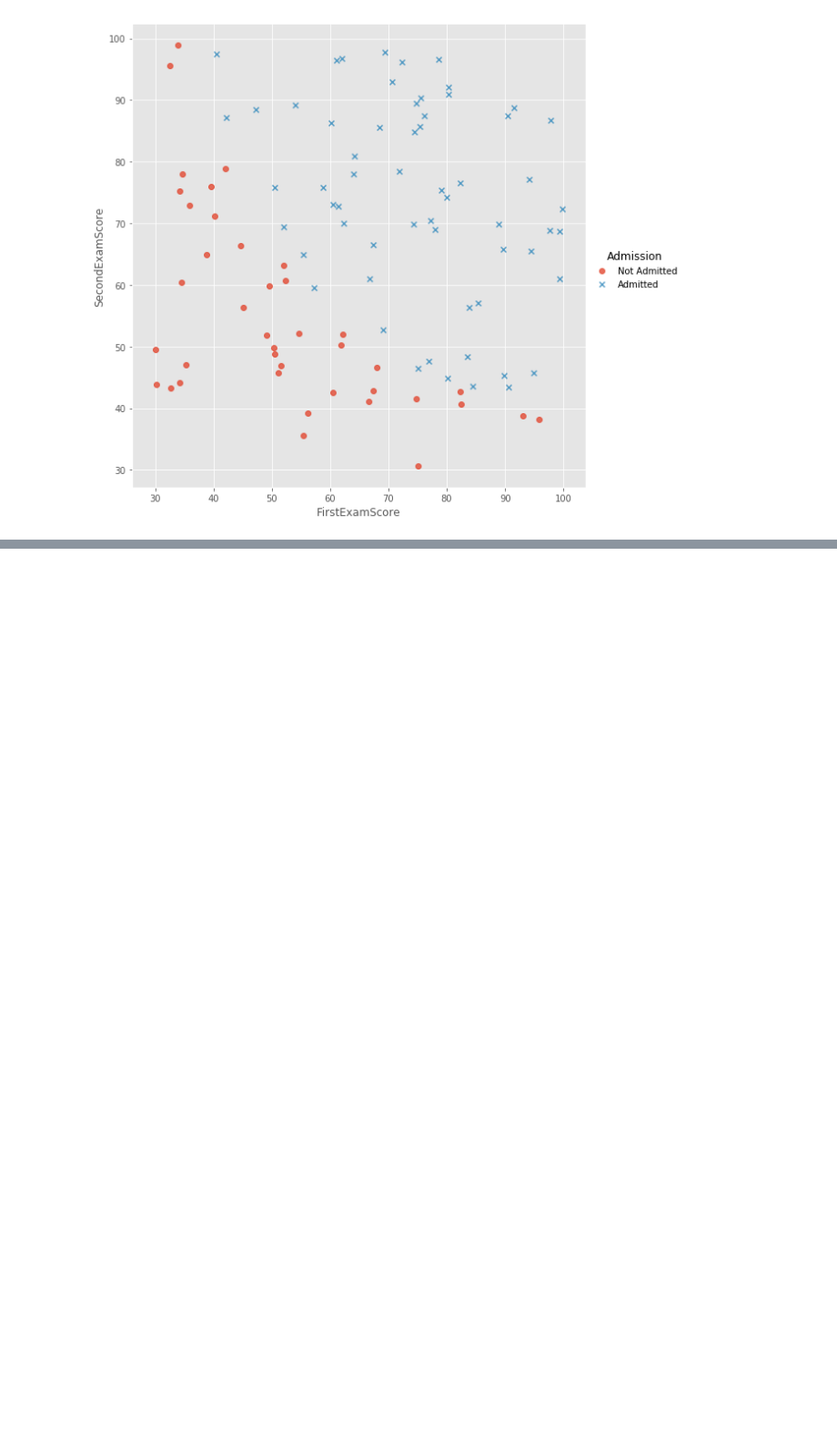
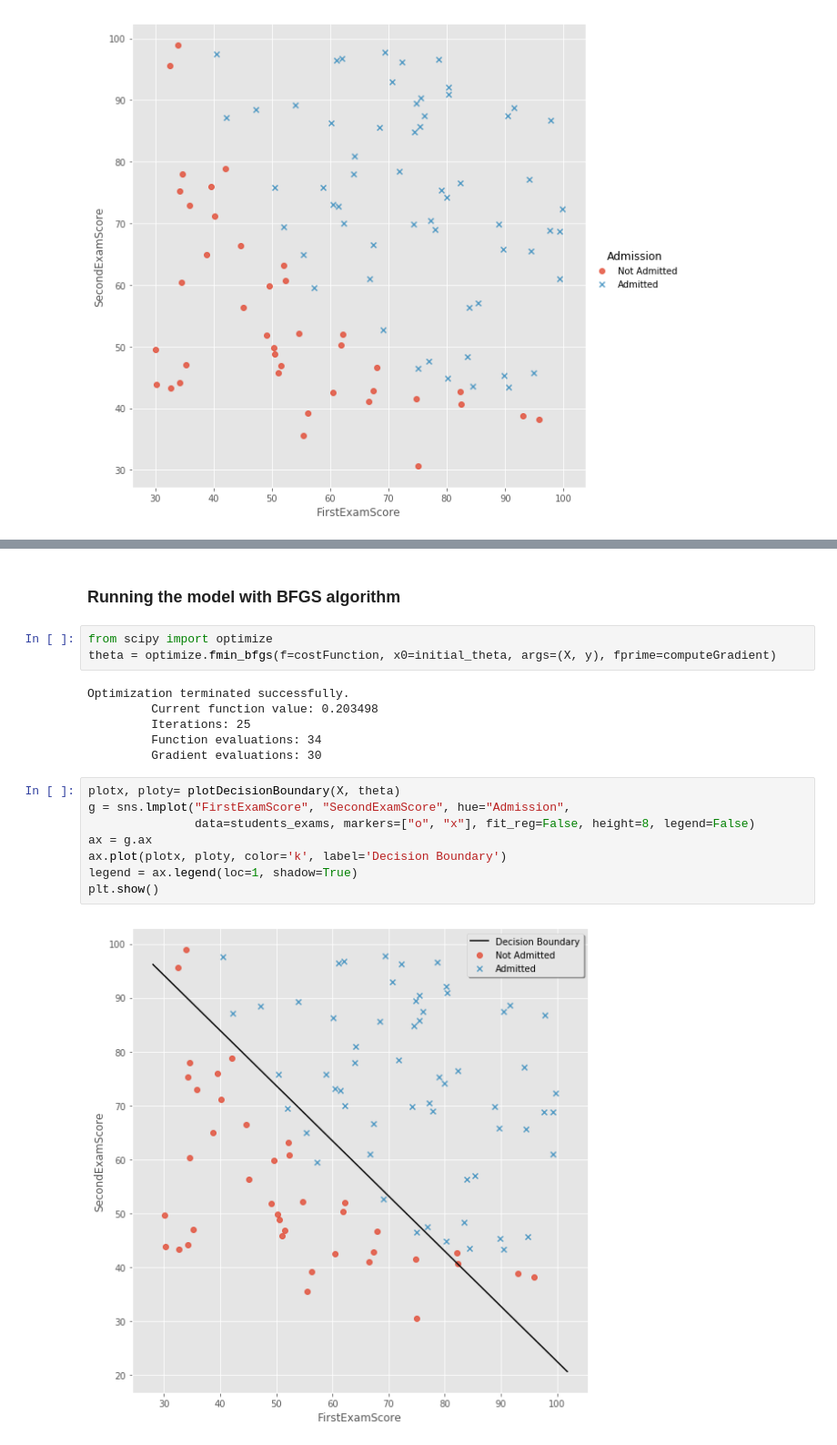
Before and after one commit to Pptr95/machine-learning-AndrewNg, a Jupyter notebook: assignment2/ex2/LogisticRegression.ipynb, the cells around one changed output, grey strips where cells are left out. Shown: that part at 91% size. Cells and saved outputs as stored; diff of their text form; blank space fills up the shorter version.

```diff
--- a/assignment2/ex2/LogisticRegression.ipynb
+++ b/assignment2/ex2/LogisticRegression.ipynb
@@ -84,0 +114,21 @@ array([ -0.1       , -12.00921659, -11.26284221])
+# %% [markdown]
+### Running the model with  BFGS algorithm
+# %%
+from scipy import optimize
+theta = optimize.fmin_bfgs(f=costFunction, x0=initial_theta, args=(X, y), fprime=computeGradient)
+# %% [output]
+Optimization terminated successfully.
+         Current function value: 0.203498
+         Iterations: 25
+         Function evaluations: 34
+         Gradient evaluations: 30
+# %%
+plotx, ploty= plotDecisionBoundary(X, theta)
+g = sns.lmplot("FirstExamScore", "SecondExamScore", hue="Admission",
+               data=students_exams, markers=["o", "x"], fit_reg=False, height=8, legend=False)
+ax = g.ax
+ax.plot(plotx, ploty, color='k', label='Decision Boundary')
+legend = ax.legend(loc=1, shadow=True)
+plt.show()
+# %% [output]
+[figure, added]
```
Also changed, not shown: parts of 17 cells of this notebook, 1 other file.
